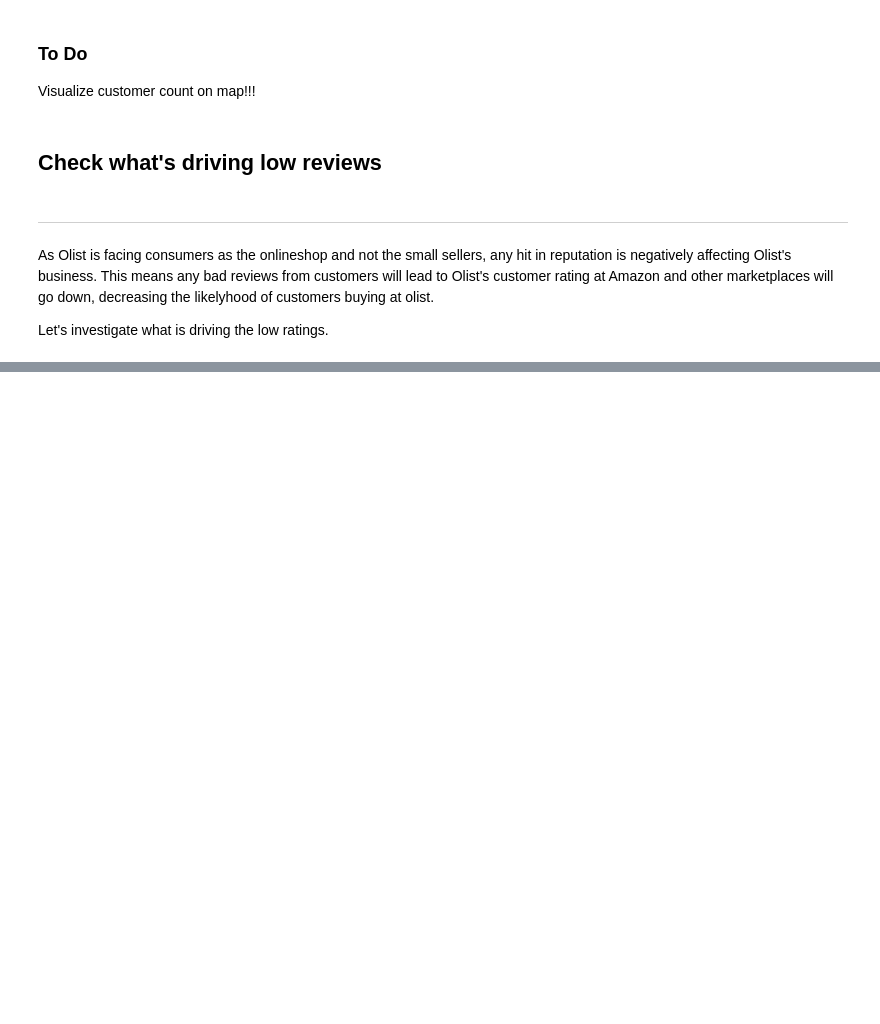
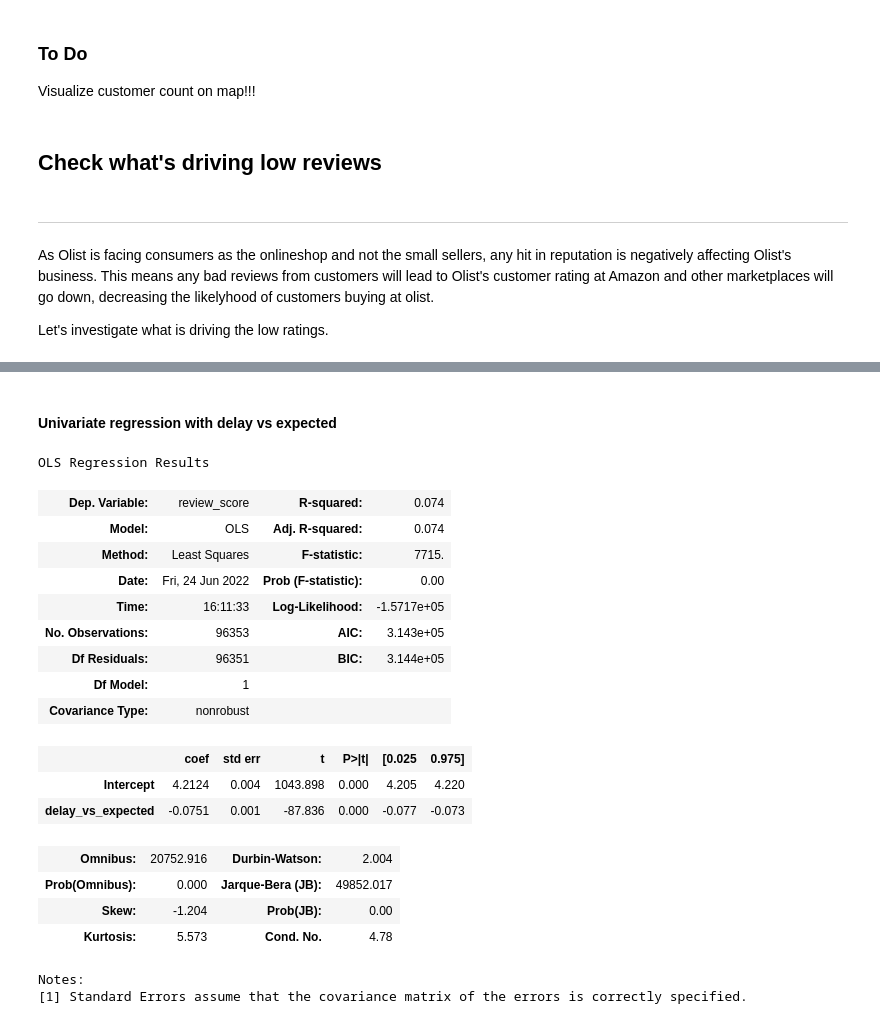
Before and after one commit to DucVanNgo/olist, a Jupyter notebook: notebooks/Data Exploration.ipynb, the cells around one changed output, grey strips where cells are left out. Drawn from its saved outputs; the diff is of its cells as text; code cells hidden in the pictures; blank space fills up the shorter version.

Commit message:
Updated with univariate and multivariate regression analysis

```diff
--- a/notebooks/Data Exploration.ipynb
+++ b/notebooks/Data Exploration.ipynb
@@ -178,0 +185,24 @@ order_data[order_data['order_status'] == 'delivered']
+# %% [markdown]
+#### Univariate regression with delay vs expected
+# %%
+smf.ols(formula = 'review_score ~ delay_vs_expected', data=order_data).fit().summary()
+# %% [output]
+OLS Regression Results
+| Dep. Variable: | review_score | R-squared: | 0.074 |
+| Model: | OLS | Adj. R-squared: | 0.074 |
+| Method: | Least Squares | F-statistic: | 7715. |
+| Date: | Fri, 24 Jun 2022 | Prob (F-statistic): | 0.00 |
+| Time: | 16:11:33 | Log-Likelihood: | -1.5717e+05 |
+| No. Observations: | 96353 | AIC: | 3.143e+05 |
+| Df Residuals: | 96351 | BIC: | 3.144e+05 |
+| Df Model: | 1 |  |  |
+| Covariance Type: | nonrobust |  |  |
+|  | coef | std err | t | P>|t| | [0.025 | 0.975] |
+| Intercept | 4.2124 | 0.004 | 1043.898 | 0.000 | 4.205 | 4.220 |
+| delay_vs_expected | -0.0751 | 0.001 | -87.836 | 0.000 | -0.077 | -0.073 |
+| Omnibus: | 20752.916 | Durbin-Watson: | 2.004 |
+| Prob(Omnibus): | 0.000 | Jarque-Bera (JB): | 49852.017 |
+| Skew: | -1.204 | Prob(JB): | 0.00 |
+| Kurtosis: | 5.573 | Cond. No. | 4.78 |
+Notes:
+[1] Standard Errors assume that the covariance matrix of the errors is correctly specified.
```
Also changed, not shown: parts of 15 cells of this notebook, 1 other file.
